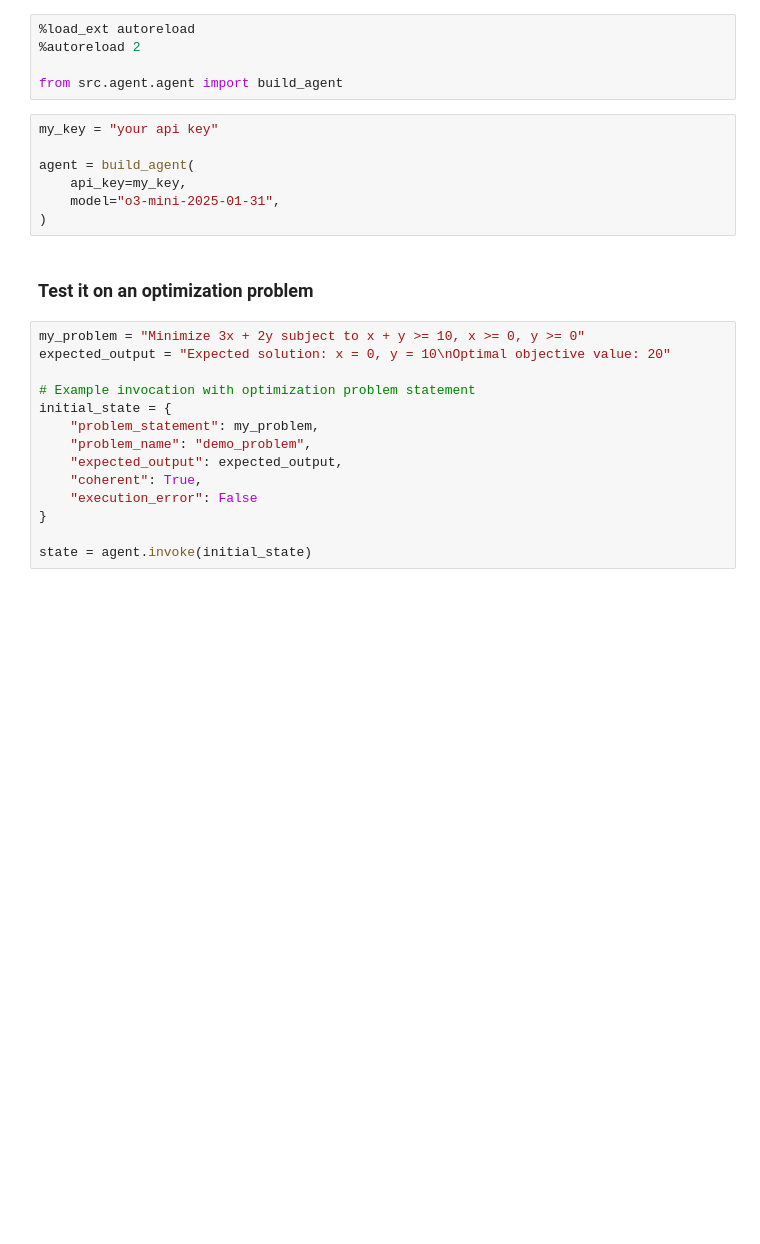
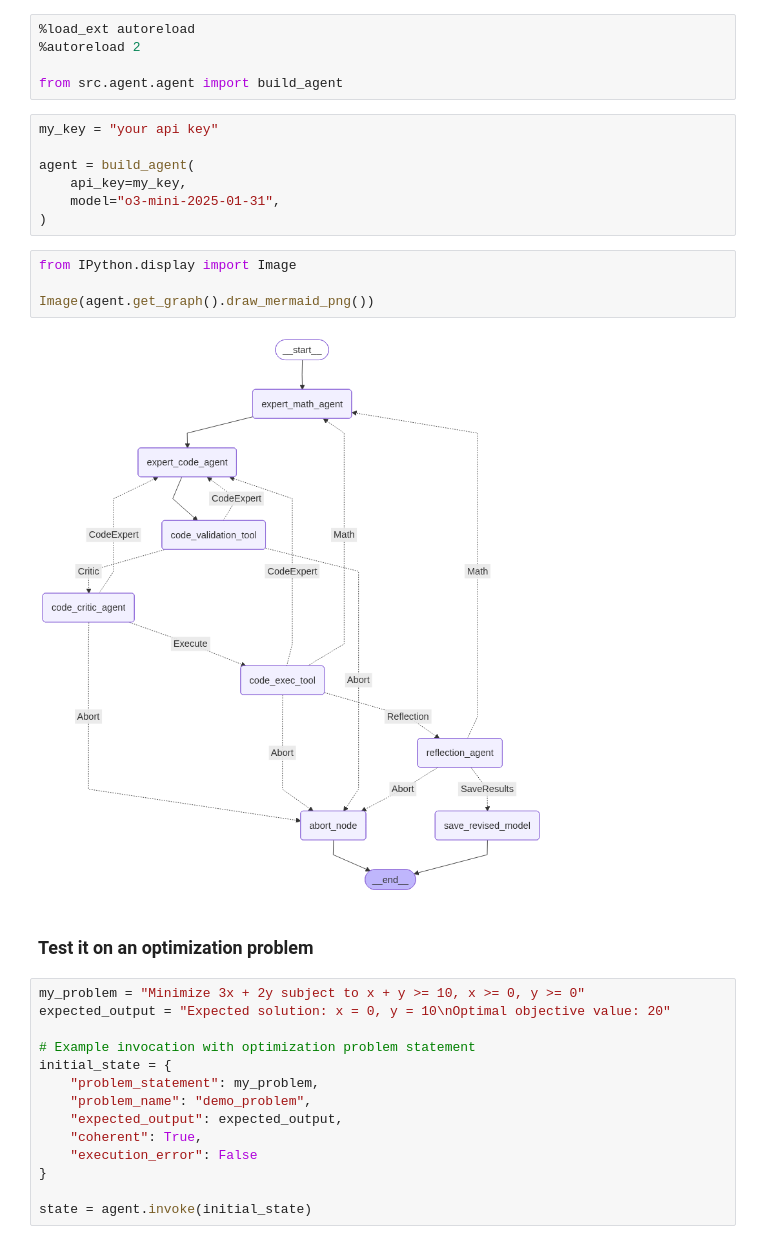
Before and after one commit to lucasargento/rora, a Jupyter notebook: agent_example.ipynb, the cells around one changed output. Cells and saved outputs as stored; diff of their text form; blank space fills up the shorter version.

Commit message:
adding agent plot

```diff
--- a/agent_example.ipynb
+++ b/agent_example.ipynb
@@ -12,6 +12,12 @@ agent = build_agent(
     api_key=my_key,
     model="o3-mini-2025-01-31",
 )
+# %%
+from IPython.display import Image
+
+Image(agent.get_graph().draw_mermaid_png())
+# %% [output]
+[figure, added]
 # %% [markdown]
 ### Test it on an optimization problem
 # %%
```
Also changed, not shown: 2 other files.
